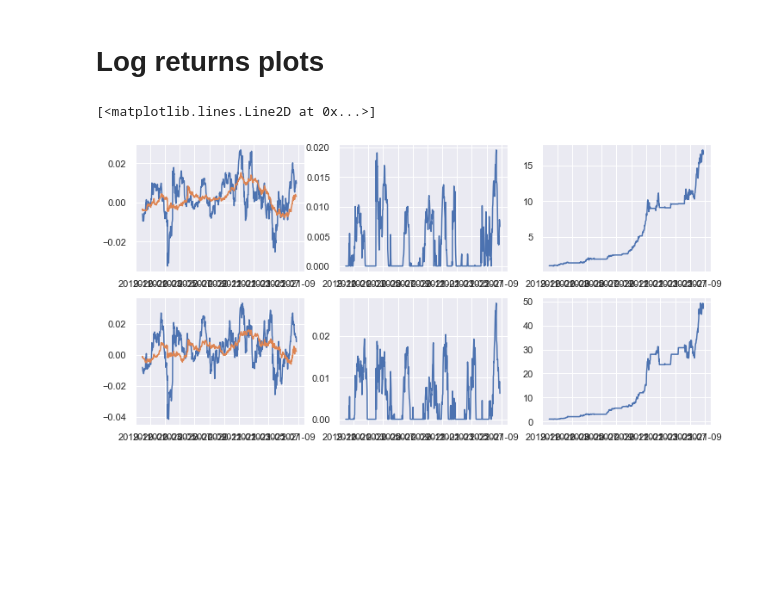
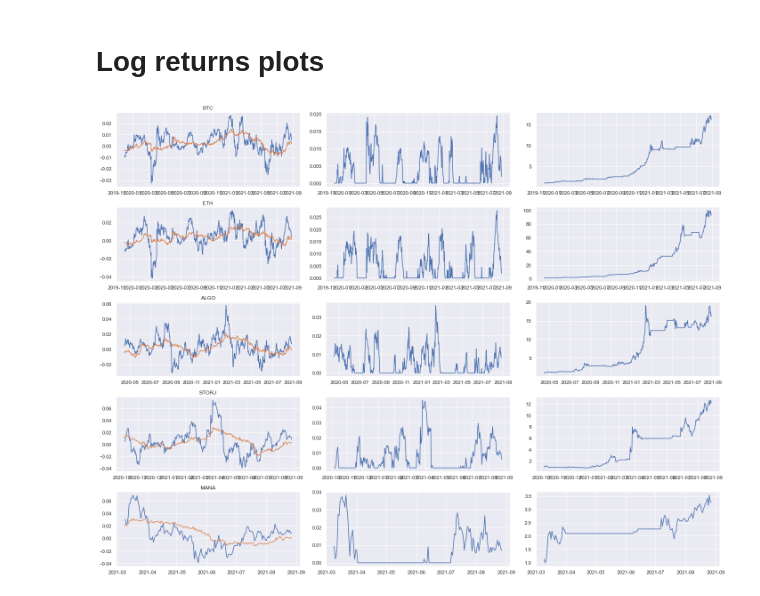
Before and after one commit to johannesfs/FreyStyler.crypto, a Jupyter notebook: notebooks/Crypto momentum.ipynb, the cells around one changed output. Drawn from its saved outputs; the diff is of its cells as text; code cells hidden in the pictures; blank space fills up the shorter version.

```diff
--- a/notebooks/Crypto momentum.ipynb
+++ b/notebooks/Crypto momentum.ipynb
@@ -13,10 +13,12 @@ sns.set_theme()
 short_window = 21
 long_window = 84
 
-with open("data/Kraken_BTCUSD.pkl", "rb") as file:
-    btc_kraken = pkl.load(file)
-with open("data/Kraken_ETHUSD.pkl", "rb") as file:
-    eth_kraken = pkl.load(file)
+currencies = ["BTC", "ETH", "ALGO", "STORJ", "MANA"]
+data = {}
+
+for currency in currencies:
+    with open(f"data/Kraken_{currency}USD.pkl", "rb") as file:
+        data[currency] = pkl.load(file)
 # %%
 def plot_signal(log_returns):
     signal = log_returns["log_returns"].rolling(window=short_window).mean() - log_returns["log_returns"].rolling(window=long_window).mean()
@@ -31,26 +33,21 @@ def calc_performance(signal, returns):
     daily_returns = returns*np.sign(signal)+1
     return daily_returns.cumprod()
 # %%
-f = plt.figure(figsize=(12, 6))
-gs = f.add_gridspec(2, 3)
+f = plt.figure(figsize=(20, len(data)*3))
+gs = f.add_gridspec(len(data), 3)
 
-ax = f.add_subplot(gs[0, 0])
-btc_signal = plot_signal(btc_kraken)
+for idx, currency in enumerate(data):
+    ax = f.add_subplot(gs[idx, 0])
+    ax.set_title(currency)
+    signal = plot_signal(data[currency])
 
-ax = f.add_subplot(gs[1, 0])
-eth_signal = plot_signal(eth_kraken)
+    ax = f.add_subplot(gs[idx, 1])
+    plt.plot(signal)
 
-ax = f.add_subplot(gs[0, 1])
-plt.plot(btc_signal)
+    ax = f.add_subplot(gs[idx, 2])
+    plt.plot(calc_performance(signal, data[currency]["close"].pct_change()))
 
-ax = f.add_subplot(gs[1, 1])
-plt.plot(eth_signal)
-
-ax = f.add_subplot(gs[0, 2])
-plt.plot(calc_performance(signal, btc_kraken["close"].pct_change()))
-
-ax = f.add_subplot(gs[1, 2])
-plt.plot(calc_performance(signal, eth_kraken["close"].pct_change()))
+f.tight_layout()
+plt.show()
 # %% [output]
-[<matplotlib.lines.Line2D at 0x...>]
-[figure, old version]
+[figure, new version]
```
Also changed, not shown: 8 other files.
